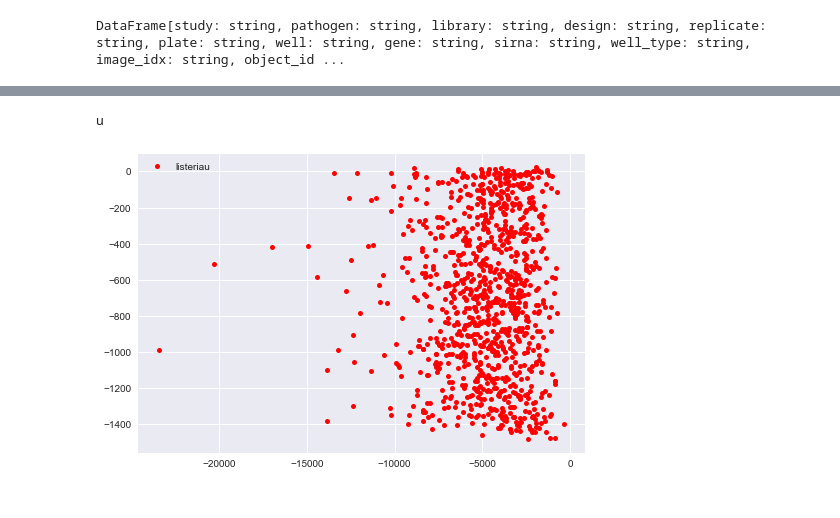
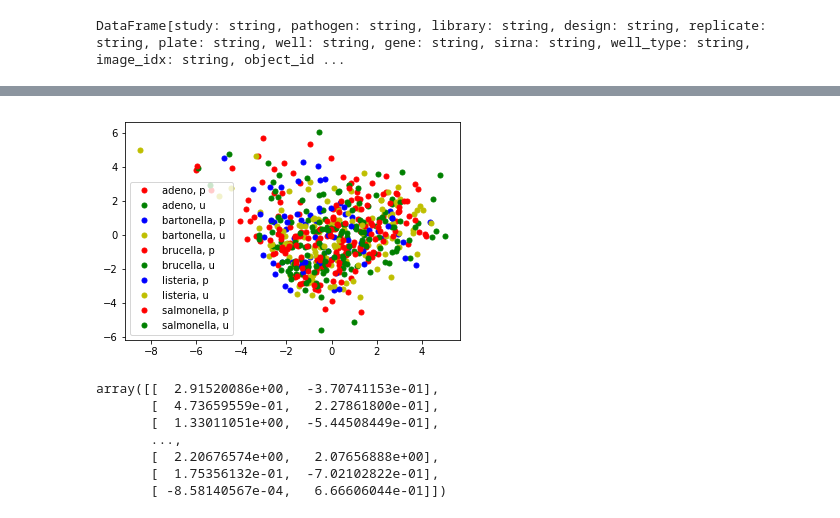
Before and after one commit to cbg-ethz/pybda, a Jupyter notebook: tix_notebooks/tix_euler_notebook.ipynb, the cells around one changed output, grey strips where cells are left out. Cells and saved outputs as stored; diff of their text form; code cells hidden in the pictures.

```diff
--- a/tix_notebooks/tix_euler_notebook.ipynb
+++ b/tix_notebooks/tix_euler_notebook.ipynb
@@ -53,2 +90,10 @@ for i, x in enumerate(new_cols):
+# %%
+w = Window().partitionBy(["study", "pathogen"]).rowsBetween(-sys.maxsize, sys.maxsize)
+for x in X.columns:
+    if x.startswith("cells"):
+        X = X.withColumn(x, z_score_w(df[x], w))
+# %%
+X=X.na.fill(value=0)
 # %%
-assembler = VectorAssembler(inputCols=[x for x in new_cols if x.startswith("cells")], outputCol='features')
+assembler = VectorAssembler(inputCols=[x for x in X.columns if x.startswith("cells")], outputCol='features')
+Y = assembler.transform(X)
@@ -61,3 +100 @@ X.count()
-# %%
-Y = X.sample(fraction=.5, withReplacement=False).take(10000)
 # %%
@@ -112,17 +149,18 @@ groups = df2.groupby(['pathogen'])
 # %%
 from cycler import cycler
-
+import matplotlib
+import matplotlib.pyplot
 
 fig, ax = matplotlib.pyplot.subplots()
 matplotlib.pyplot.rc('axes', prop_cycle=(cycler('color', ['r', 'g', 'b', 'y'])))
 ax.margins(0.05)
+
+groups = df2.groupby("pathogen")
 for name, group in groups:
     design_groups = group.groupby(['design'])
     for design, dgr in design_groups:
-        print(design)
         ax.plot(dgr.PCA1, dgr.PCA2, marker='o', linestyle='', ms=5, label=name +", "+ design)
 ax.legend()
 matplotlib.pyplot.show()
 # %% [output]
-u
-[figure, old version]
+[figure, new version]
@@ -128,0 +179,10 @@ u
+# %%
+df2.values
+# %% [output]
+array([[  2.91520086e+00,  -3.70741153e-01],
+       [  4.73659559e-01,   2.27861800e-01],
+       [  1.33011051e+00,  -5.44508449e-01],
+       ...,
+       [  2.20676574e+00,   2.07656888e+00],
+       [  1.75356132e-01,  -7.02102822e-01],
+       [ -8.58140567e-04,   6.66606044e-01]])
```
Also changed, not shown: parts of 21 cells of this notebook.
